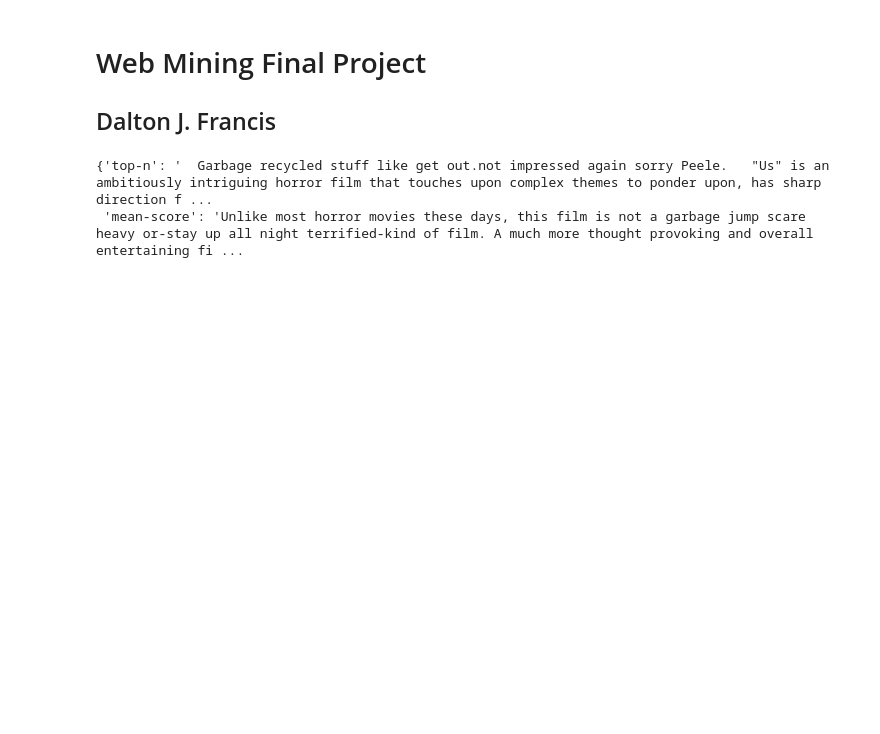
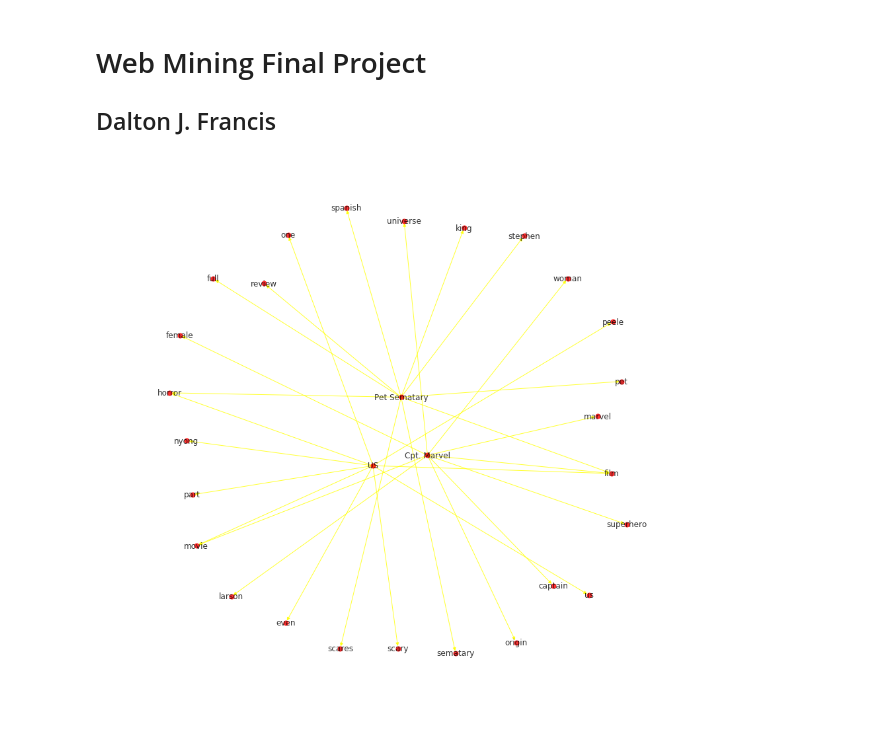
Before and after one commit to francisdalton/rottentomatoes-reviewstats, a Jupyter notebook: WebMining_FinalProject.ipynb, the cells around one changed output. Saved outputs shown, nothing was run; the diff lists cells and outputs as text; code cells hidden in the pictures; blank space fills up the shorter version.

Commit message:
storing data for three movies, added network graph to display common terms between each film's top-used terms

```diff
--- a/WebMining_FinalProject.ipynb
+++ b/WebMining_FinalProject.ipynb
@@ -7,6 +7,8 @@ import requests
 from bs4 import BeautifulSoup
 import nltk
 import numpy
+import matplotlib.pyplot as plt
+import networkx as nx
 from nl import score_sentences
 from nltk.tokenize import sent_tokenize
 from nltk.sentiment.vader import SentimentIntensityAnalyzer
@@ -83,33 +85,93 @@ def summarize(sentences, important_words, cthresh=5, top_sentences=5):
     mean_scored = [t[0] for t in enumerate(scores) if t[1] > score_threshold]
     sorted_scores = sorted(enumerate(scores),key=lambda x: x[1],reverse=True)[:top_sentences]
     sorted_indices = sorted([s[0] for s in sorted_scores])
     return {'top-n': ' '.join([sentences[i] for i in sorted_indices]),'mean-score': ' '.join([sentences[i] for i in mean_scored])}
 
+def graphCommon(filmNode, graph, important_words):
+    for word in important_words:
+        graph.add_node(word,type='word')
+        graph.add_edge(filmNode,word,type='describes')
+
+#criticReviews1,criticSents1,audienceReviews1,audienceSents1=pullReviews('https://www.rottentomatoes.com/m/captain_marvel/reviews/')
+#with open('criticReviews1.pkl','wb') as f:
+#    pickle.dump(criticReviews1,f)
+#with open('criticSents1.pkl','wb') as f:
+#    pickle.dump(criticSents1,f)
+#with open('audienceReviews1.pkl','wb') as f:
+#    pickle.dump(audienceReviews1,f)
+#with open('audienceSents1.pkl','wb') as f:
+#    pickle.dump(audienceSents1,f)
+
+#criticReviews2,criticSents2,audienceReviews2,audienceSents2=pullReviews('https://www.rottentomatoes.com/m/pet_sematary_2019/reviews/')
+#with open('criticReviews2.pkl','wb') as f:
+#    pickle.dump(criticReviews2,f)
+#with open('criticSents2.pkl','wb') as f:
+#    pickle.dump(criticSents2,f)
+#with open('audienceReviews2.pkl','wb') as f:
+#    pickle.dump(audienceReviews2,f)
+#with open('audienceSents2.pkl','wb') as f:
+#    pickle.dump(audienceSents2,f)
+
 #criticReviews,criticSents,audienceReviews,audienceSents=pullReviews('https://www.rottentomatoes.com/m/us_2019/reviews/')
 #with open('criticReviews.pkl','wb') as f:
 #    pickle.dump(criticReviews,f)
 #with open('criticSents.pkl','wb') as f:
 #    pickle.dump(criticSents,f)
 #with open('audienceReviews.pkl','wb') as f:
 #    pickle.dump(audienceReviews,f)
 #with open('audienceSents.pkl','wb') as f:
 #    pickle.dump(audienceSents,f)
 
 with open('criticReviews.pkl','rb') as f:
     criticReviews = pickle.load(f)
 with open('criticSents.pkl','rb') as f:
     criticSents = pickle.load(f)
 with open('audienceReviews.pkl','rb') as f:
     audienceReviews = pickle.load(f)
 with open('audienceSents.pkl','rb') as f:
     audienceSents = pickle.load(f)
 
+with open('criticReviews1.pkl','rb') as f:
+    criticReviews1 = pickle.load(f)
+with open('criticSents1.pkl','rb') as f:
+    criticSents1 = pickle.load(f)
+with open('audienceReviews1.pkl','rb') as f:
+    audienceReviews1 = pickle.load(f)
+with open('audienceSents1.pkl','rb') as f:
+    audienceSents1 = pickle.load(f)
+
+with open('criticReviews2.pkl','rb') as f:
+    criticReviews2 = pickle.load(f)
+with open('criticSents2.pkl','rb') as f:
+    criticSents2 = pickle.load(f)
+with open('audienceReviews2.pkl','rb') as f:
+    audienceReviews2 = pickle.load(f)
+with open('audienceSents2.pkl','rb') as f:
+    audienceSents2 = pickle.load(f)
+
+
+fig = plt.figure(figsize=(15,15))
+ax = fig.add_subplot(111)
+commonWordsGraph = nx.DiGraph()
+for i in range(3):
+    if i == 0:
+        commonWordsGraph.add_node('US',type='film')
+        graphCommon('US',commonWordsGraph,vocabCheck(criticSents))
+    if i == 1:
+        commonWordsGraph.add_node('Cpt. Marvel',type='film')
+        graphCommon('Cpt. Marvel',commonWordsGraph,vocabCheck(criticSents1))
+    if i == 2:
+        commonWordsGraph.add_node('Pet Sematary',type='film')
+        graphCommon('Pet Sematary',commonWordsGraph,vocabCheck(criticSents2))
+
+labels = {n:n for n in commonWordsGraph.nodes()}
+nx.draw(commonWordsGraph,pos=nx.spring_layout(commonWordsGraph),arrows=True,ax=ax,node_size=50,edge_color='#ffff00',alpha=0.8,labels=labels,fonr_size=8)
+
 #vocabCheck(criticSents)
 #vocabCheck(audienceReviews)
 #sentimentCheck(criticReviews)
 #sentimentCheck(audienceReviews)
 #summarize(criticSents,vocabCheck(criticSents))
-summarize(audienceSents,vocabCheck(audienceSents))
+#summarize(audienceSents,vocabCheck(audienceSents))
 # %% [output]
-{'top-n': '  Garbage recycled stuff like get out.not impressed again sorry Peele.   "Us" is an ambitiously intriguing horror film that touches upon complex themes to ponder upon, has sharp direction f ...
- 'mean-score': 'Unlike most horror movies these days, this film is not a garbage jump scare heavy or-stay up all night terrified-kind of film. A much more thought provoking and overall entertaining fi ...
+[figure, added]
```
Also changed, not shown: 8 other files.
